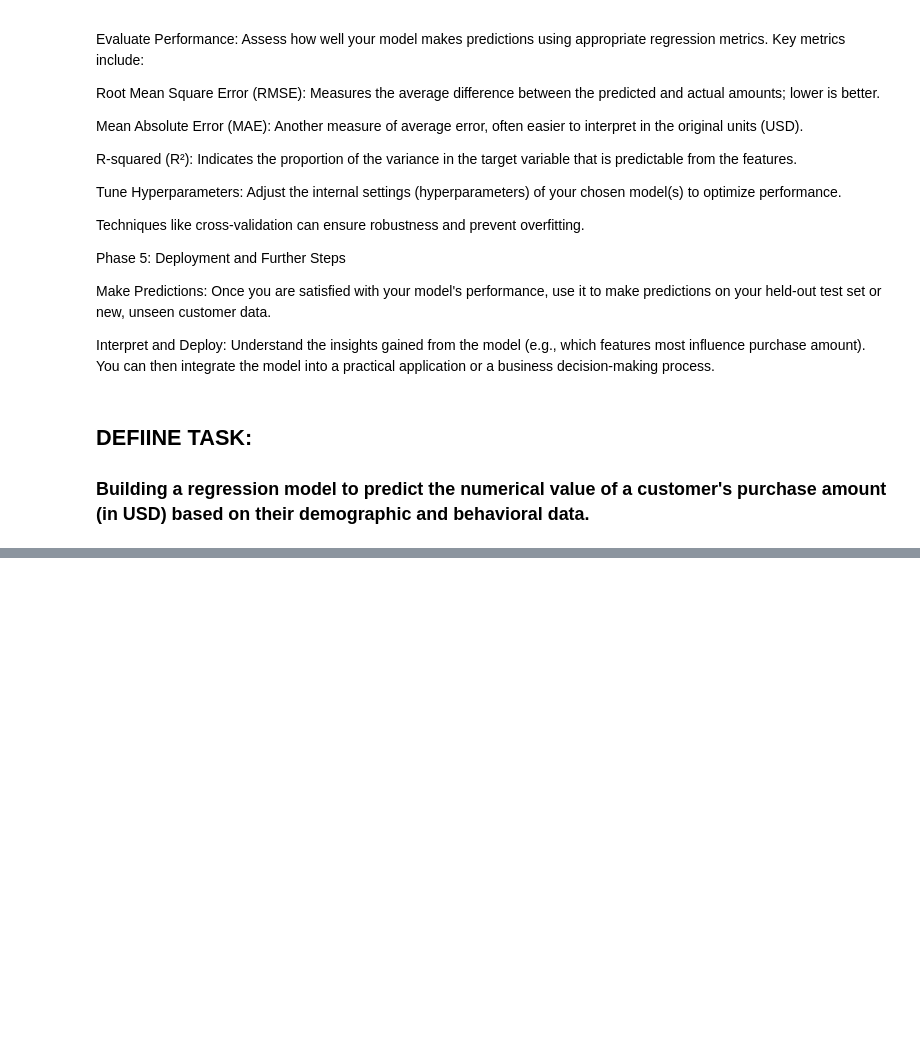
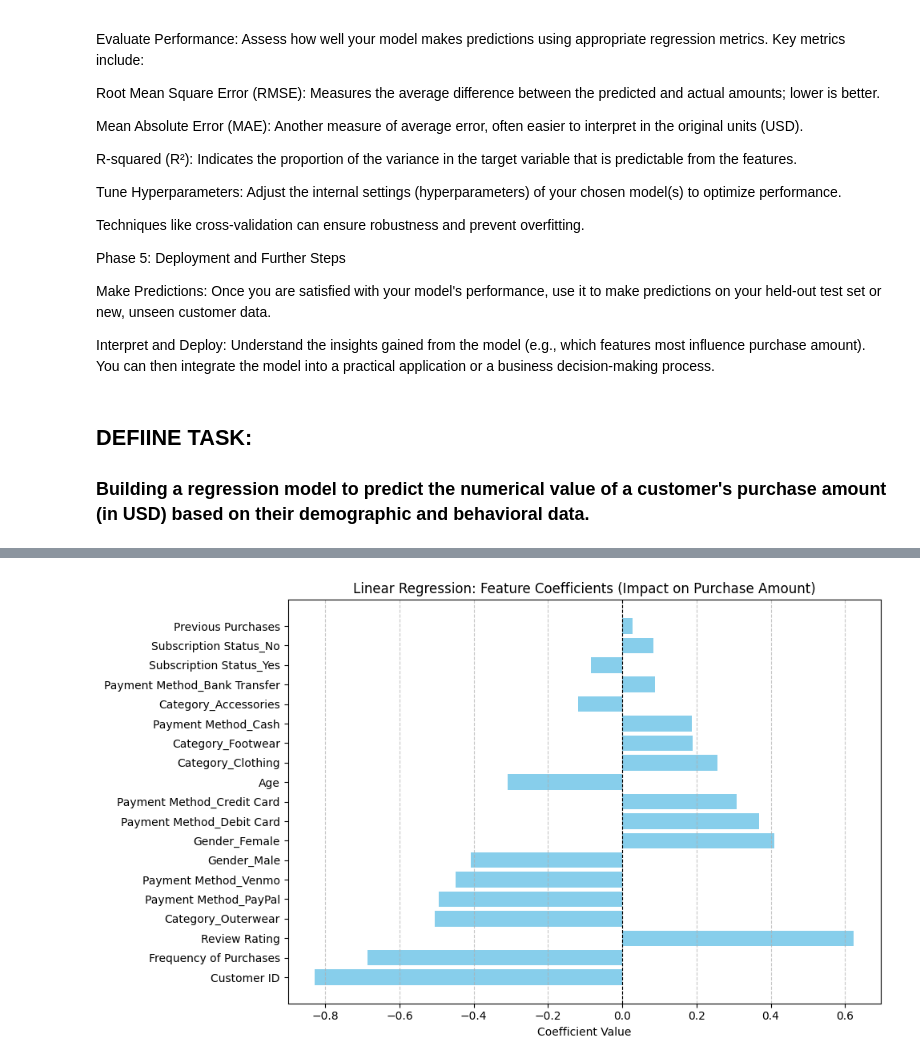
Before and after one commit to Jack-ki1/MARTIAL_JENGA_PROJECT_AI_ENGINEERING, a Jupyter notebook: FINAL_PROJECT.ipynb, the cells around one changed output, grey strips where cells are left out. Cells and saved outputs as stored; diff of their text form; code cells hidden in the pictures; blank space fills up the shorter version.

```diff
--- a/FINAL_PROJECT.ipynb
+++ b/FINAL_PROJECT.ipynb
@@ -82,0 +75,27 @@ FileNotFoundError: [Errno 2] No such file or directory: 'shopping_trends.csv'
+# %%
+# STEP ONE: READING THE DATASET
+
+import pandas as pd
+import kagglehub
+import os
+
+# Define the dataset handle and the filename within the dataset
+dataset_handle = "iamsouravbanerjee/customer-shopping-trends-dataset"
+# Corrected file_name based on the os.listdir output
+file_name = "shopping_trends_updated.csv"
+
+# Download the entire dataset to a local directory
+# This function returns the path to the downloaded dataset directory
+downloaded_dataset_dir = kagglehub.dataset_download(dataset_handle)
+
+# Construct the full path to the CSV file within the downloaded directory
+full_file_path = os.path.join(str(downloaded_dataset_dir), file_name)
+
+# Load the CSV into a pandas DataFrame
+df = pd.read_csv(full_file_path)
+
+
+display("A look IN THE SHAPE OF THE DATASET:",df.shape)
+display("A SAMPLE LOOK INTO THE DATASET:",df.sample(20))
+display("A DESCRIPTION OF THE DATASET:",df.describe())
+display("INFORMATION ON THE DATASET:",df.info())
@@ -215,21 +559,22 @@ print(f"Train R²:   {train_r2:.4f} | Test R²: {test_r2:.4f}")
 # %%
+import matplotlib.pyplot as plt
+import pandas as pd
+
 # --- 7. MODEL INTERPRETATION --
 # Extract feature names and their corresponding coefficients (weights)
-feature_names = housing.feature_names
+feature_names = X.columns
 coefficients = model.coef_
-2025-11-13
- {test_r2:.4f}")
 # Create a DataFrame for easy sorting and visualization
 coef_df = pd.DataFrame({'Feature': feature_names, 'Coefficient': coefficients})
-coef_df = coef_df.sort_values(by='Coefficient', key=abs, ascending=False)  # Sort
-by absolute magnitude
+coef_df = coef_df.sort_values(by='Coefficient', key=abs, ascending=False)  # Sort by absolute magnitude
 # Plot the feature importances (coefficients)
 plt.figure(figsize=(10, 6))
 plt.barh(coef_df['Feature'], coef_df['Coefficient'], color='skyblue')
 plt.xlabel('Coefficient Value')
-plt.title('Linear Regression: Feature Coefficients (Impact on House Price)')
-plt.axvline(x=0, color='black', linestyle='--', linewidth=0.8)  # Vertical line at
-zero
+plt.title('Linear Regression: Feature Coefficients (Impact on Purchase Amount)')
+plt.axvline(x=0, color='black', linestyle='--', linewidth=0.8)  # Vertical line at zero
 plt.grid(axis='x', linestyle='--', alpha=0.7)
 plt.tight_layout()
 plt.show()
+# %% [output]
+[figure, added]
```
Also changed, not shown: parts of 20 cells of this notebook.
